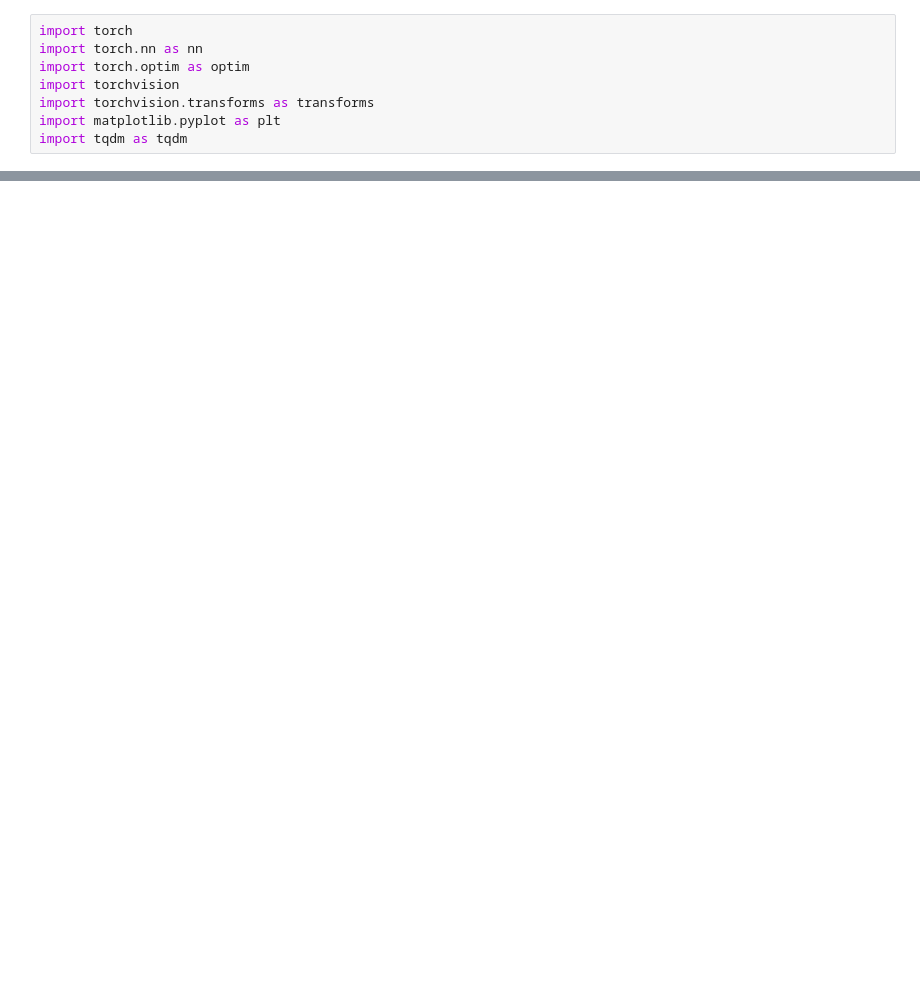
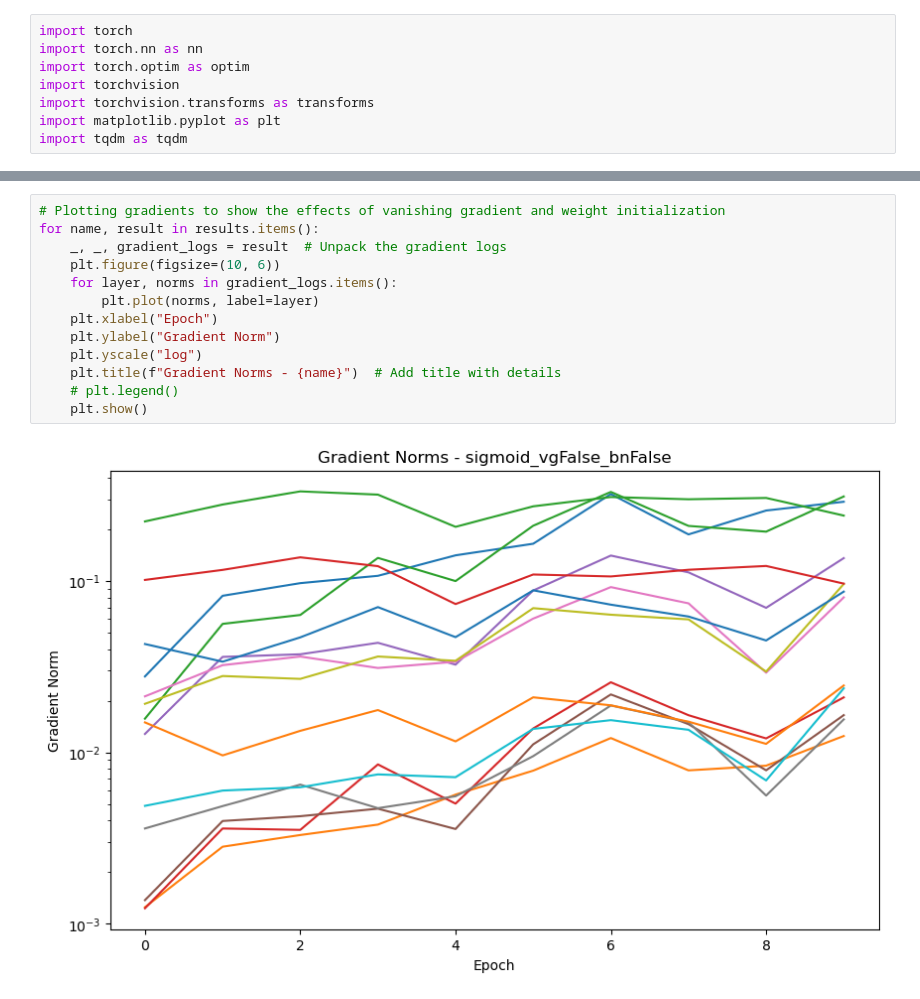
Before and after one commit to onetrueheisenberg/cis-583-personal-work, a Jupyter notebook: HW3/Q1_CIFAR_10/HW3_Q1_code_Sundar.ipynb, the cells around one changed output, grey strips where cells are left out. Saved outputs shown, nothing was run; the diff lists cells and outputs as text; blank space fills up the shorter version.

```diff
--- a/HW3/Q1_CIFAR_10/HW3_Q1_code_Sundar.ipynb
+++ b/HW3/Q1_CIFAR_10/HW3_Q1_code_Sundar.ipynb
@@ -247,0 +241,15 @@ for name, result in results.items():
+# %%
+# Plotting gradients to show the effects of vanishing gradient and weight initialization
+for name, result in results.items():
+    _, _, gradient_logs = result  # Unpack the gradient logs
+    plt.figure(figsize=(10, 6))
+    for layer, norms in gradient_logs.items():
+        plt.plot(norms, label=layer)
+    plt.xlabel("Epoch")
+    plt.ylabel("Gradient Norm")
+    plt.yscale("log")
+    plt.title(f"Gradient Norms - {name}")  # Add title with details
+    # plt.legend()
+    plt.show()
+# %% [output]
+[figure, added]
```
Also changed, not shown: parts of 7 cells of this notebook, 9 other files.
